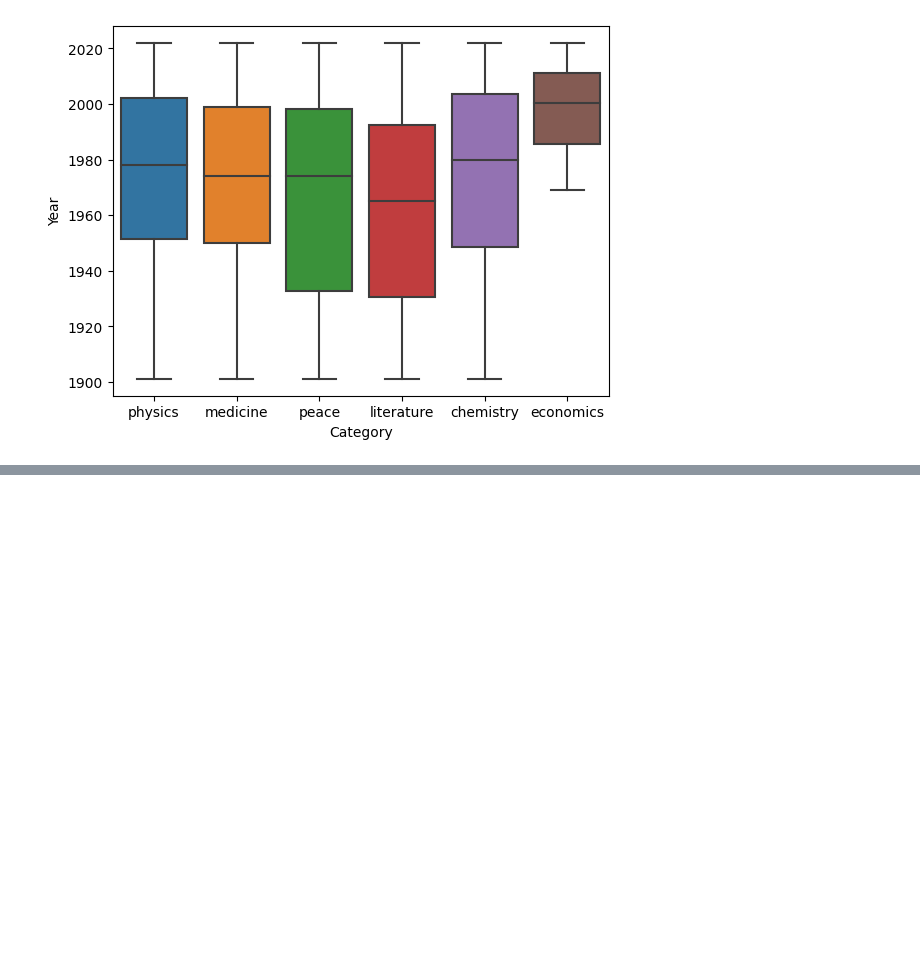
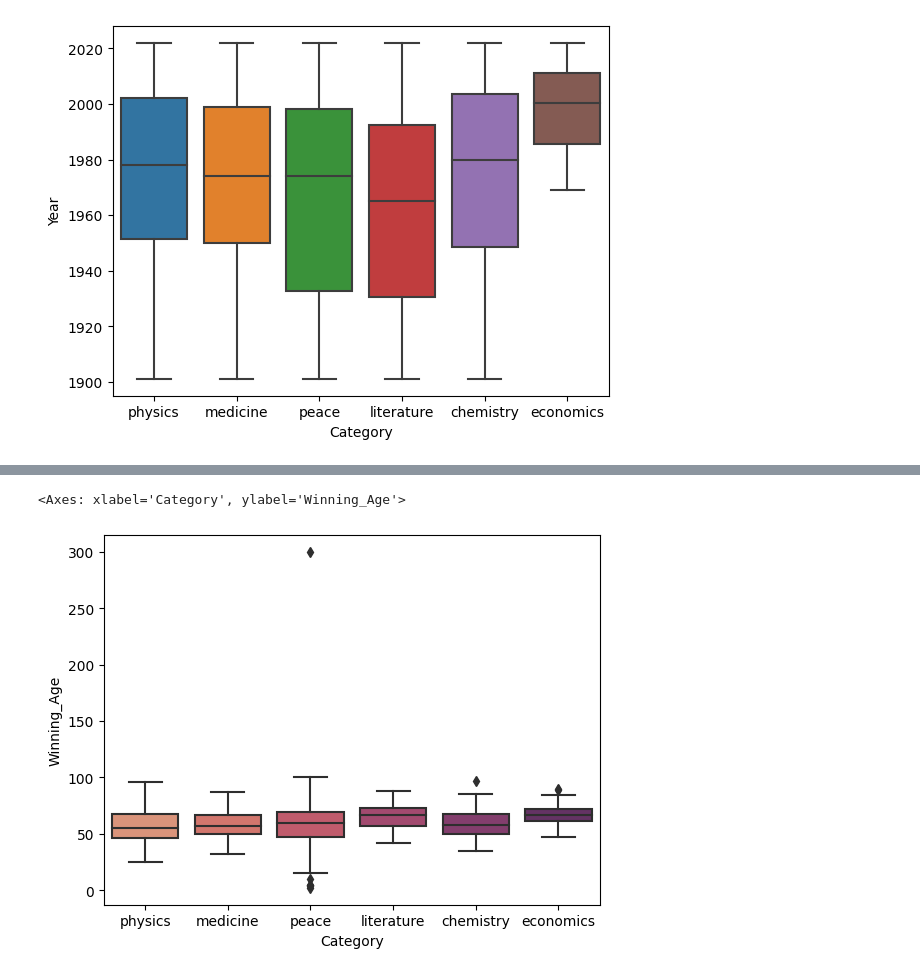
Before and after one commit to arunpsg07/Data-Analyst, a Jupyter notebook: Nobel Prize -EDA/nodel_prize_EDA.ipynb, the cells around one changed output, grey strips where cells are left out. Saved outputs shown, nothing was run; the diff lists cells and outputs as text; code cells hidden in the pictures; blank space fills up the shorter version.

```diff
--- a/Nobel Prize -EDA/nodel_prize_EDA.ipynb
+++ b/Nobel Prize -EDA/nodel_prize_EDA.ipynb
@@ -249,0 +302,5 @@ sns.boxplot(data=df,x='Category',y='Year')
+# %%
+df['Birth_Date']=df['Birth_Date'].astype(int)
+# %%
+df['Winning_Age']=df['Year']-df['Birth_Date']
+df['Winning_Age']
@@ -249,0 +320,5 @@ sns.boxplot(data=df,x='Category',y='Year')
+# %%
+sns.boxplot(x='Category',y='Winning_Age',data=df,palette='flare')
+# %% [output]
+<Axes: xlabel='Category', ylabel='Winning_Age'>
+[figure, added]
```
Also changed, not shown: parts of 21 cells of this notebook.
